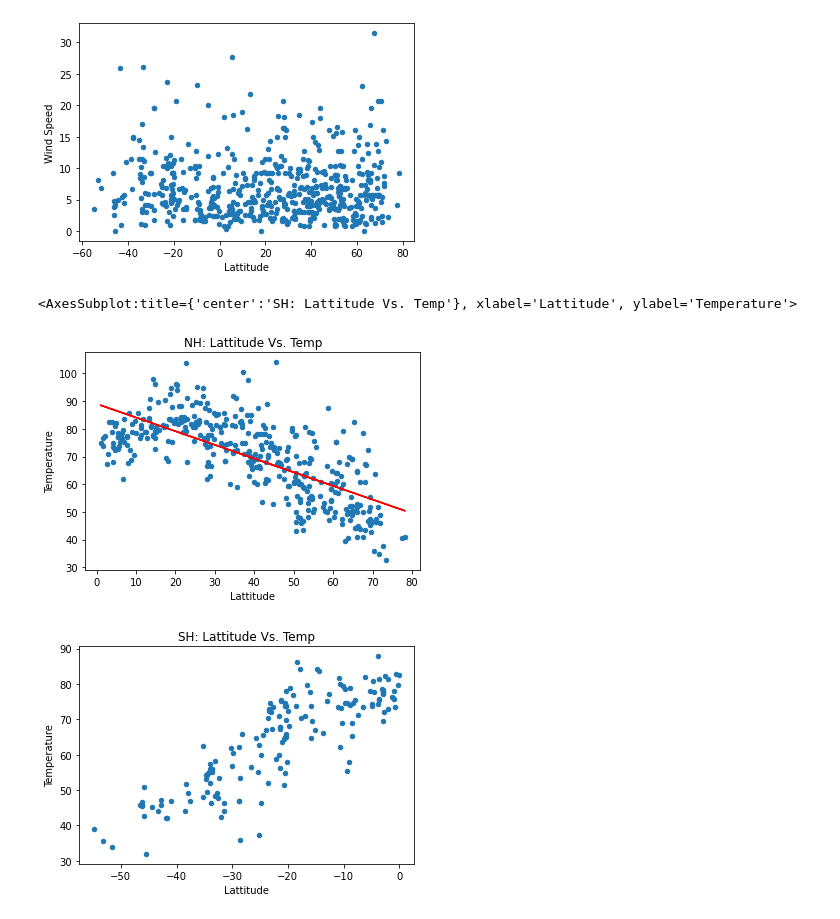
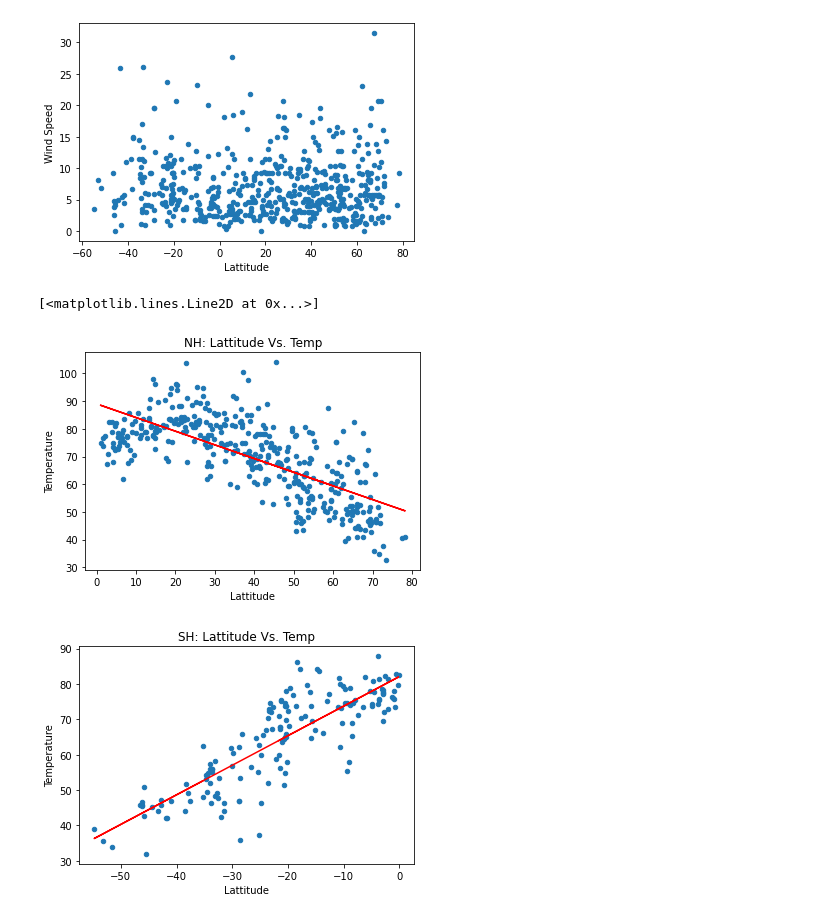
Before and after one commit to awesomepack/python-api-challenge, a Jupyter notebook: WeatherPy/WeatherPy.ipynb, the cells around one changed output. Saved outputs shown, nothing was run; the diff lists cells and outputs as text; code cells hidden in the pictures.

```diff
--- a/WeatherPy/WeatherPy.ipynb
+++ b/WeatherPy/WeatherPy.ipynb
@@ -141,13 +139,16 @@ sh = cities_df[cities_df['Lattitude'] <0];
 # %%
 #Performing Linear regression on Lattitude and Temeperature relationship
 nh.plot.scatter(x = 'Lattitude' , y = 'Temperature' , title = 'NH: Lattitude Vs. Temp')
 (m , b , rval , pval , stderr) = linregress(nh['Lattitude'] , nh['Temperature']);
 nh_regress = nh['Lattitude'] * m + b;
 plt.plot(nh['Lattitude'] , nh_regress , color='red');
 
 #Southern Hemisphere
 sh.plot.scatter(x = 'Lattitude' , y = 'Temperature' , title= 'SH: Lattitude Vs. Temp')
+(m_sh , b_sh , rval_sh , pval_sh , stderr_sh) = linregress(sh['Lattitude'] , sh['Temperature']);
+sh_regress = sh['Lattitude'] * m_sh + b_sh;
+plt.plot(sh['Lattitude'] , sh_regress , color='red')
 # %% [output]
-<AxesSubplot:title={'center':'SH: Lattitude Vs. Temp'}, xlabel='Lattitude', ylabel='Temperature'>
+[<matplotlib.lines.Line2D at 0x...>]
 [figure]
-[figure, old version]
+[figure, new version]
```
Also changed, not shown: parts of 8 cells of this notebook.
